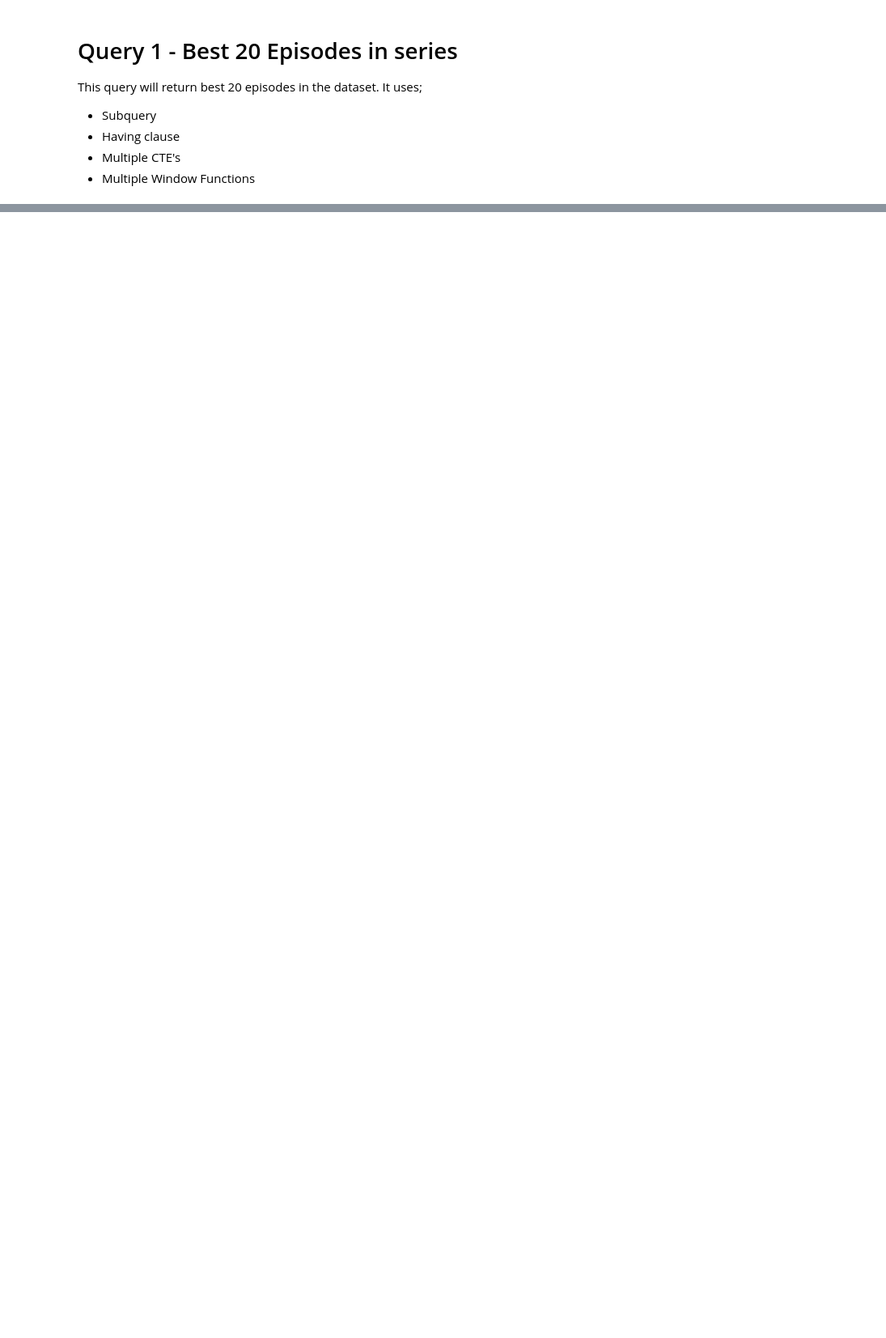
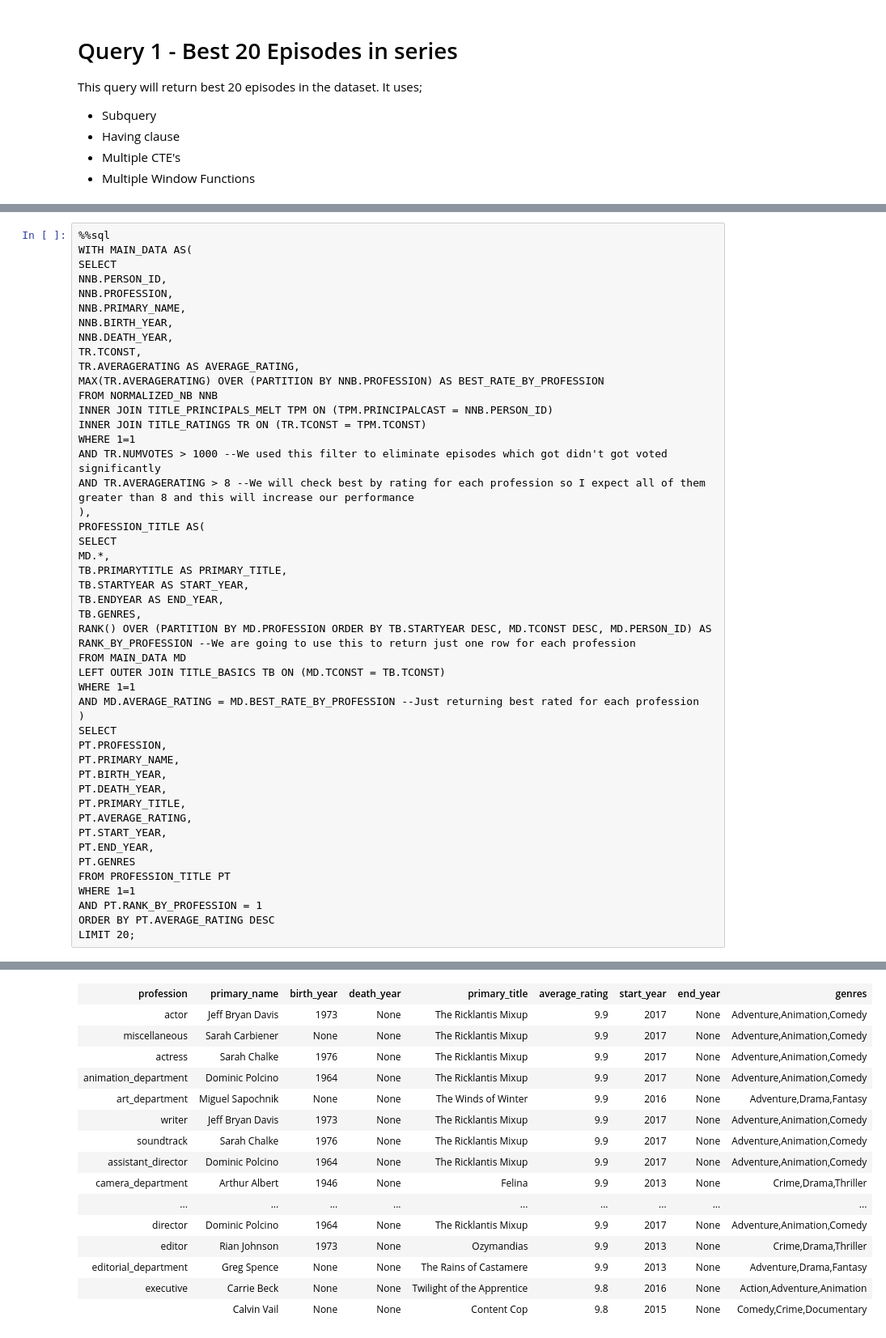
Before and after one commit to uguraskar/Querying-the-IMDB-Database, a Jupyter notebook: Querying-the-IMDB-Database.ipynb, the cells around one changed output, grey strips where cells are left out. Shown: that part at 81% size. Cells and saved outputs as stored; diff of their text form; blank space fills up the shorter version.

```diff
--- a/Querying-the-IMDB-Database.ipynb
+++ b/Querying-the-IMDB-Database.ipynb
@@ -255,0 +305,48 @@ LIMIT 20;
+# %%
+%%sql
+WITH MAIN_DATA AS(
+SELECT
+NNB.PERSON_ID,
+NNB.PROFESSION,
+NNB.PRIMARY_NAME,
+NNB.BIRTH_YEAR,
+NNB.DEATH_YEAR,
+TR.TCONST,
+TR.AVERAGERATING AS AVERAGE_RATING,
+MAX(TR.AVERAGERATING) OVER (PARTITION BY NNB.PROFESSION) AS BEST_RATE_BY_PROFESSION
+FROM NORMALIZED_NB NNB
+INNER JOIN TITLE_PRINCIPALS_MELT TPM ON (TPM.PRINCIPALCAST = NNB.PERSON_ID)
+INNER JOIN TITLE_RATINGS TR ON (TR.TCONST = TPM.TCONST)
+WHERE 1=1
+AND TR.NUMVOTES > 1000 --We used this filter to eliminate episodes which got didn't got voted significantly
+AND TR.AVERAGERATING > 8 --We will check best by rating for each profession so I expect all of them greater than 8 and this will increase our performance
+),
+PROFESSION_TITLE AS(
+SELECT
+MD.*,
+TB.PRIMARYTITLE AS PRIMARY_TITLE,
+TB.STARTYEAR AS START_YEAR,
+TB.ENDYEAR AS END_YEAR,
+TB.GENRES,
+RANK() OVER (PARTITION BY MD.PROFESSION ORDER BY TB.STARTYEAR DESC, MD.TCONST DESC, MD.PERSON_ID) AS RANK_BY_PROFESSION --We are going to use this to return just one row for each profession
+FROM MAIN_DATA MD
+LEFT OUTER JOIN TITLE_BASICS TB ON (MD.TCONST = TB.TCONST)
+WHERE 1=1
+AND MD.AVERAGE_RATING = MD.BEST_RATE_BY_PROFESSION --Just returning best rated for each profession
+)
+SELECT
+PT.PROFESSION,
+PT.PRIMARY_NAME,
+PT.BIRTH_YEAR,
+PT.DEATH_YEAR,
+PT.PRIMARY_TITLE,
+PT.AVERAGE_RATING,
+PT.START_YEAR,
+PT.END_YEAR,
+PT.GENRES
+FROM PROFESSION_TITLE PT
+WHERE 1=1
+AND PT.RANK_BY_PROFESSION = 1
+ORDER BY PT.AVERAGE_RATING DESC
+LIMIT 20;
+# %% [output]
@@ -255,0 +355,16 @@ LIMIT 20;
+| profession | primary_name | birth_year | death_year | primary_title | average_rating | start_year | end_year | genres |
+| actor | Jeff Bryan Davis | 1973 | None | The Ricklantis Mixup | 9.9 | 2017 | None | Adventure,Animation,Comedy |
+| miscellaneous | Sarah Carbiener | None | None | The Ricklantis Mixup | 9.9 | 2017 | None | Adventure,Animation,Comedy |
+| actress | Sarah Chalke | 1976 | None | The Ricklantis Mixup | 9.9 | 2017 | None | Adventure,Animation,Comedy |
+| animation_department | Dominic Polcino | 1964 | None | The Ricklantis Mixup | 9.9 | 2017 | None | Adventure,Animation,Comedy |
+| art_department | Miguel Sapochnik | None | None | The Winds of Winter | 9.9 | 2016 | None | Adventure,Drama,Fantasy |
+| writer | Jeff Bryan Davis | 1973 | None | The Ricklantis Mixup | 9.9 | 2017 | None | Adventure,Animation,Comedy |
+| soundtrack | Sarah Chalke | 1976 | None | The Ricklantis Mixup | 9.9 | 2017 | None | Adventure,Animation,Comedy |
+| assistant_director | Dominic Polcino | 1964 | None | The Ricklantis Mixup | 9.9 | 2017 | None | Adventure,Animation,Comedy |
+| camera_department | Arthur Albert | 1946 | None | Felina | 9.9 | 2013 | None | Crime,Drama,Thriller |
+| ... | ... | ... | ... | ... | ... | ... | ... | ... |
+| director | Dominic Polcino | 1964 | None | The Ricklantis Mixup | 9.9 | 2017 | None | Adventure,Animation,Comedy |
+| editor | Rian Johnson | 1973 | None | Ozymandias | 9.9 | 2013 | None | Crime,Drama,Thriller |
+| editorial_department | Greg Spence | None | None | The Rains of Castamere | 9.9 | 2013 | None | Adventure,Drama,Fantasy |
+| executive | Carrie Beck | None | None | Twilight of the Apprentice | 9.8 | 2016 | None | Action,Adventure,Animation |
+|  | Calvin Vail | None | None | Content Cop | 9.8 | 2015 | None | Comedy,Crime,Documentary |
```
Also changed, not shown: parts of 7 cells of this notebook.
